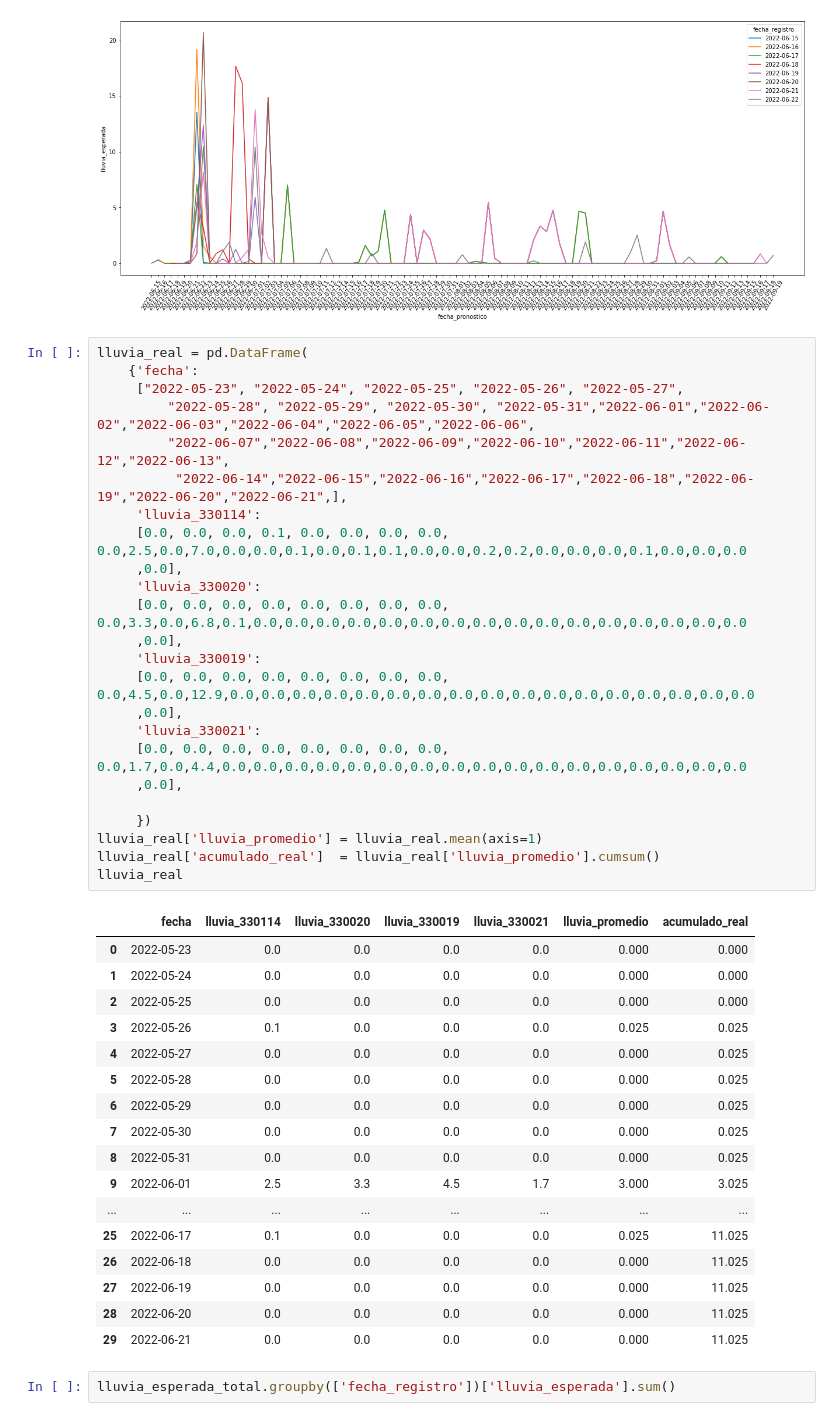
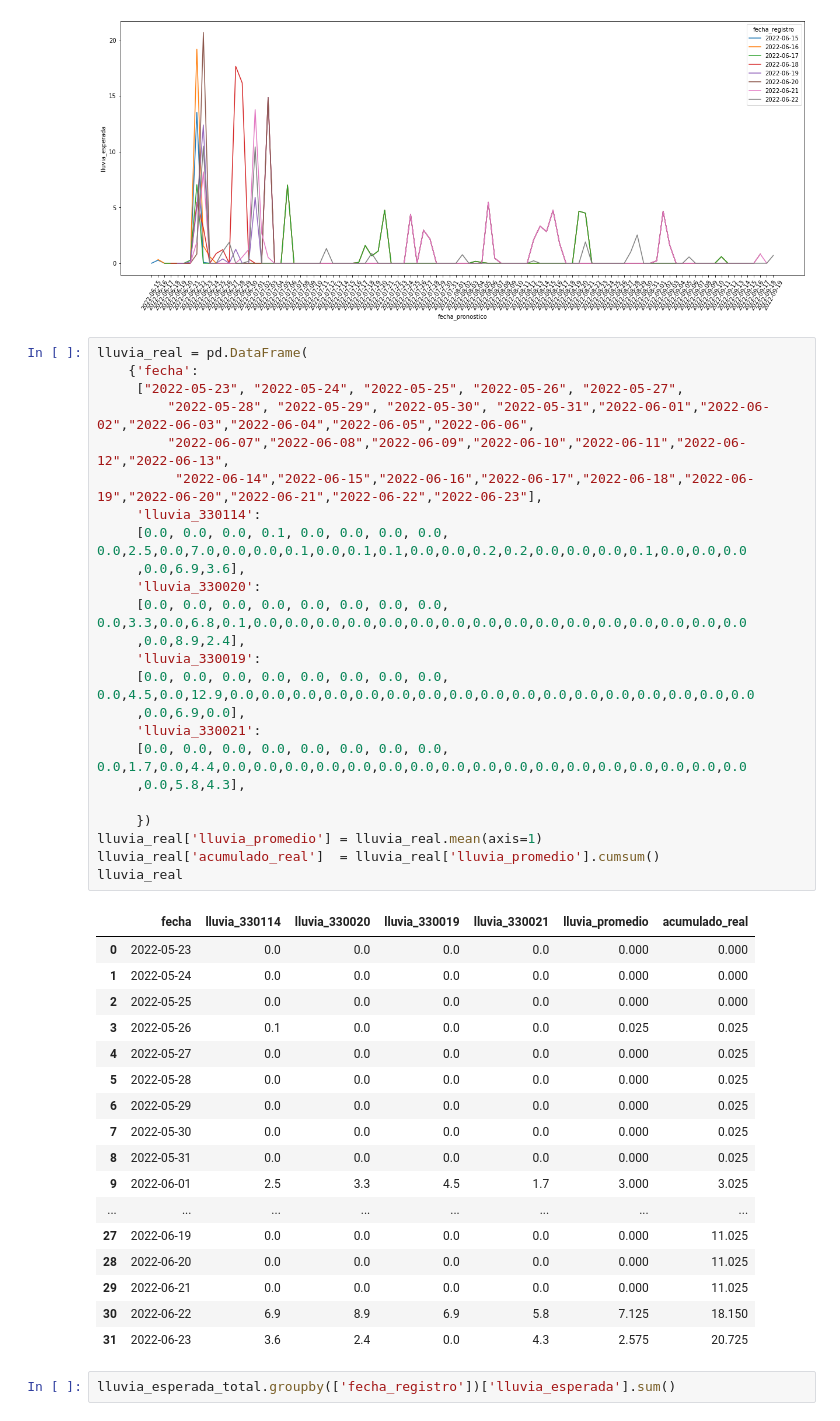
Before and after one commit to calvegh/lluvia, a Jupyter notebook: main.ipynb, the cells around one changed output. Cells and saved outputs as stored; diff of their text form.

```diff
--- a/main.ipynb
+++ b/main.ipynb
@@ -78,43 +78,43 @@ lluvia_real = pd.DataFrame(
     {'fecha':
      ["2022-05-23", "2022-05-24", "2022-05-25", "2022-05-26", "2022-05-27",
          "2022-05-28", "2022-05-29", "2022-05-30", "2022-05-31","2022-06-01","2022-06-02","2022-06-03","2022-06-04","2022-06-05","2022-06-06",
          "2022-06-07","2022-06-08","2022-06-09","2022-06-10","2022-06-11","2022-06-12","2022-06-13",
-          "2022-06-14","2022-06-15","2022-06-16","2022-06-17","2022-06-18","2022-06-19","2022-06-20","2022-06-21",],
+          "2022-06-14","2022-06-15","2022-06-16","2022-06-17","2022-06-18","2022-06-19","2022-06-20","2022-06-21","2022-06-22","2022-06-23"],
      'lluvia_330114':
      [0.0, 0.0, 0.0, 0.1, 0.0, 0.0, 0.0, 0.0, 0.0,2.5,0.0,7.0,0.0,0.0,0.1,0.0,0.1,0.1,0.0,0.0,0.2,0.2,0.0,0.0,0.0,0.1,0.0,0.0,0.0
-     ,0.0],
+     ,0.0,6.9,3.6],
      'lluvia_330020':
      [0.0, 0.0, 0.0, 0.0, 0.0, 0.0, 0.0, 0.0, 0.0,3.3,0.0,6.8,0.1,0.0,0.0,0.0,0.0,0.0,0.0,0.0,0.0,0.0,0.0,0.0,0.0,0.0,0.0,0.0,0.0
-     ,0.0],
+     ,0.0,8.9,2.4],
      'lluvia_330019':
      [0.0, 0.0, 0.0, 0.0, 0.0, 0.0, 0.0, 0.0, 0.0,4.5,0.0,12.9,0.0,0.0,0.0,0.0,0.0,0.0,0.0,0.0,0.0,0.0,0.0,0.0,0.0,0.0,0.0,0.0,0.0
-     ,0.0],
+     ,0.0,6.9,0.0],
      'lluvia_330021':
      [0.0, 0.0, 0.0, 0.0, 0.0, 0.0, 0.0, 0.0, 0.0,1.7,0.0,4.4,0.0,0.0,0.0,0.0,0.0,0.0,0.0,0.0,0.0,0.0,0.0,0.0,0.0,0.0,0.0,0.0,0.0
-     ,0.0],
+     ,0.0,5.8,4.3],
 
      })
 lluvia_real['lluvia_promedio'] = lluvia_real.mean(axis=1)
 lluvia_real['acumulado_real']  = lluvia_real['lluvia_promedio'].cumsum()
 lluvia_real
 # %% [output]
 |  | fecha | lluvia_330114 | lluvia_330020 | lluvia_330019 | lluvia_330021 | lluvia_promedio | acumulado_real |
 | 0 | 2022-05-23 | 0.0 | 0.0 | 0.0 | 0.0 | 0.000 | 0.000 |
 | 1 | 2022-05-24 | 0.0 | 0.0 | 0.0 | 0.0 | 0.000 | 0.000 |
 | 2 | 2022-05-25 | 0.0 | 0.0 | 0.0 | 0.0 | 0.000 | 0.000 |
 | 3 | 2022-05-26 | 0.1 | 0.0 | 0.0 | 0.0 | 0.025 | 0.025 |
 | 4 | 2022-05-27 | 0.0 | 0.0 | 0.0 | 0.0 | 0.000 | 0.025 |
 | 5 | 2022-05-28 | 0.0 | 0.0 | 0.0 | 0.0 | 0.000 | 0.025 |
 | 6 | 2022-05-29 | 0.0 | 0.0 | 0.0 | 0.0 | 0.000 | 0.025 |
 | 7 | 2022-05-30 | 0.0 | 0.0 | 0.0 | 0.0 | 0.000 | 0.025 |
 | 8 | 2022-05-31 | 0.0 | 0.0 | 0.0 | 0.0 | 0.000 | 0.025 |
 | 9 | 2022-06-01 | 2.5 | 3.3 | 4.5 | 1.7 | 3.000 | 3.025 |
 | ... | ... | ... | ... | ... | ... | ... | ... |
-| 25 | 2022-06-17 | 0.1 | 0.0 | 0.0 | 0.0 | 0.025 | 11.025 |
-| 26 | 2022-06-18 | 0.0 | 0.0 | 0.0 | 0.0 | 0.000 | 11.025 |
 | 27 | 2022-06-19 | 0.0 | 0.0 | 0.0 | 0.0 | 0.000 | 11.025 |
 | 28 | 2022-06-20 | 0.0 | 0.0 | 0.0 | 0.0 | 0.000 | 11.025 |
 | 29 | 2022-06-21 | 0.0 | 0.0 | 0.0 | 0.0 | 0.000 | 11.025 |
+| 30 | 2022-06-22 | 6.9 | 8.9 | 6.9 | 5.8 | 7.125 | 18.150 |
+| 31 | 2022-06-23 | 3.6 | 2.4 | 0.0 | 4.3 | 2.575 | 20.725 |
 # %%
 lluvia_esperada_total.groupby(['fecha_registro'])['lluvia_esperada'].sum()
 # %% [output]
```
